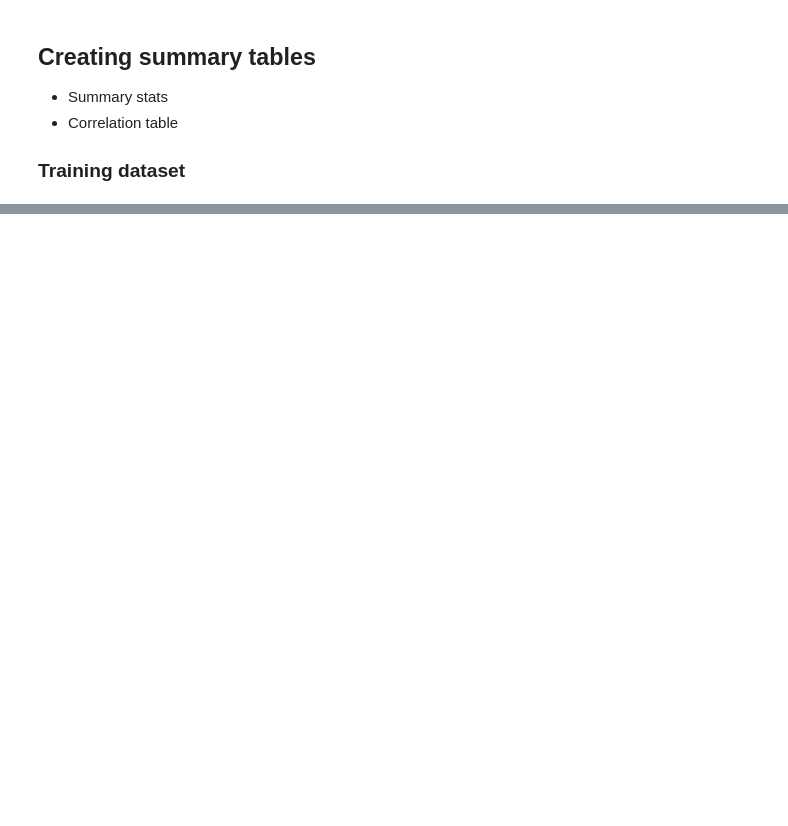
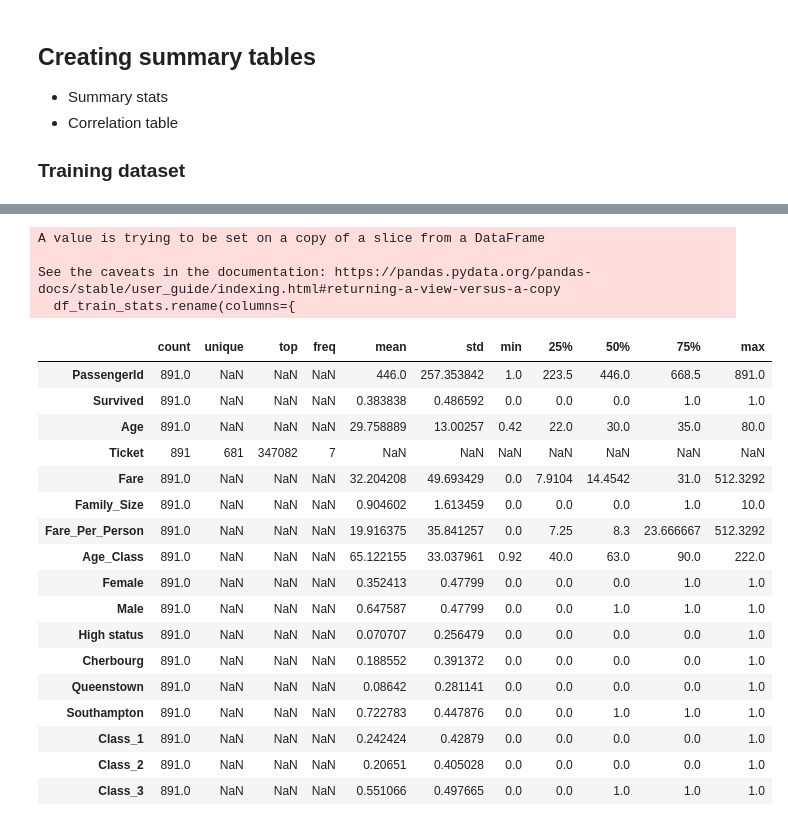
Before and after one commit to GiuliaSolinas/TitanicKaggleML, a Jupyter notebook: code/EDA_Giulia_Solinas.ipynb, the cells around one changed output, grey strips where cells are left out. Drawn from its saved outputs; the diff is of its cells as text; code cells hidden in the pictures; blank space fills up the shorter version.

Commit message:
EDAs stats and LateX summary tables for train sample

```diff
--- a/code/EDA_Giulia_Solinas.ipynb
+++ b/code/EDA_Giulia_Solinas.ipynb
@@ -362,11 +367,15 @@ df_train, df_test = add_features(df_train, df_test)
 # %%
-# copy of the two variables Embarked and Pclass in both the two datasets df_test and df_training. This is a pre-step to then proceed with the variables encoding.
+ # copy of the variables Sex, social_status, Embarked and Pclass in both the two datasets df_test and df_training. This is a pre-step to then proceed with the variables encoding.
+# Define a list of column names and their corresponding data types
+columns_and_types = [
+    ('Gender', 'Sex', 'str'),
+    ('Social_Status', 'social_status', 'str'),
+    ('Port', 'Embarked', 'str'),
+    ('Class', 'Pclass', 'int')
+]
 
-# Port variable
-df_train['Port'] = df_train['Embarked'].astype(str)
-df_test['Port'] = df_test['Embarked'].astype(str)
-
-# Class variable
-df_train['Class'] = df_train['Pclass'].astype(int)
-df_test['Class'] = df_test['Pclass'].astype(int)
+# Loop through the list and apply data type conversion to df_train and df_test
+for new_col, old_col, data_type in columns_and_types:
+    df_train[new_col] = df_train[old_col].astype(data_type)
+    df_test[new_col] = df_test[old_col].astype(data_type)
 # %%
@@ -386,9 +396,9 @@ df_train_encoded.head()
 # %%
-# encoding two variables 'Port'  and 'Class' in the two datasets df_train and df_test. The datasets retain the two original variables 'Embarked'  and 'Pclass'.
+# encoding the variables 'Gender', 'Social_Status', 'Port'  and 'Class' in the two datasets df_train and df_test. The datasets retain the two original variables 'Embarked'  and 'Pclass'.
 
 
-df_train = pd.get_dummies(df_train, columns=['Port', 'Class'], prefix=['Port', 'Class'], drop_first=False)
-df_test = pd.get_dummies(df_test, columns=['Port', 'Class'], prefix=['Port', 'Class'], drop_first=False)
+df_train = pd.get_dummies(df_train, columns=['Gender', 'Social_Status','Port', 'Class'], prefix=['Gender', 'Status','Port', 'Class'], drop_first=False)
+df_test = pd.get_dummies(df_test, columns=['Gender', 'Social_Status','Port', 'Class'], prefix=['Gender', 'Status','Port', 'Class'], drop_first=False)
 
 df_train.head()
 # %% [output]
@@ -418,2 +448,4 @@ print(df_train.columns.tolist())
 # %%
-#df_train_stats = df_train[['PassengerId', 'Survived', 'Pclass', 'Sex', 'Age', 'Parch', 'Fare', 'title', 'Family_Size', 'Fare_Per_Person', 'Age_Class', 'Embarked_Q', 'Embarked_S']]
+# dataset for stats for the training sample
+
+df_train_stats = df_train[['PassengerId', 'Survived', 'Age', 'Ticket', 'Fare', 'Family_Size', 'Fare_Per_Person', 'Age_Class', 'Gender_female', 'Gender_male', 'Status_high status', 'Port_C', 'Port_Q', 'Port_S', 'Class_1', 'Class_2', 'Class_3']]
@@ -425,0 +452,36 @@ print(df_train.columns.tolist())
+# %%
+# renaming variables for the summary stats table
+df_train_stats.rename(columns={
+    'Gender_female': 'Female',
+    'Gender_male': 'Male',
+    'Status_high status': 'High status',
+    'Port_C': 'Cherbourg',
+    'Port_Q': 'Queenstown',
+    'Port_S': 'Southampton',
+}, inplace=True)
+# %% [output]
+A value is trying to be set on a copy of a slice from a DataFrame
+
+See the caveats in the documentation: https://pandas.pydata.org/pandas-docs/stable/user_guide/indexing.html#returning-a-view-versus-a-copy
+  df_train_stats.rename(columns={
+# %%
+df_train_stats.describe(include='all').T
+# %% [output]
+|  | count | unique | top | freq | mean | std | min | 25% | 50% | 75% | max |
+| PassengerId | 891.0 | NaN | NaN | NaN | 446.0 | 257.353842 | 1.0 | 223.5 | 446.0 | 668.5 | 891.0 |
+| Survived | 891.0 | NaN | NaN | NaN | 0.383838 | 0.486592 | 0.0 | 0.0 | 0.0 | 1.0 | 1.0 |
+| Age | 891.0 | NaN | NaN | NaN | 29.758889 | 13.00257 | 0.42 | 22.0 | 30.0 | 35.0 | 80.0 |
+| Ticket | 891 | 681 | 347082 | 7 | NaN | NaN | NaN | NaN | NaN | NaN | NaN |
+| Fare | 891.0 | NaN | NaN | NaN | 32.204208 | 49.693429 | 0.0 | 7.9104 | 14.4542 | 31.0 | 512.3292 |
+| Family_Size | 891.0 | NaN | NaN | NaN | 0.904602 | 1.613459 | 0.0 | 0.0 | 0.0 | 1.0 | 10.0 |
+| Fare_Per_Person | 891.0 | NaN | NaN | NaN | 19.916375 | 35.841257 | 0.0 | 7.25 | 8.3 | 23.666667 | 512.3292 |
+| Age_Class | 891.0 | NaN | NaN | NaN | 65.122155 | 33.037961 | 0.92 | 40.0 | 63.0 | 90.0 | 222.0 |
+| Female | 891.0 | NaN | NaN | NaN | 0.352413 | 0.47799 | 0.0 | 0.0 | 0.0 | 1.0 | 1.0 |
+| Male | 891.0 | NaN | NaN | NaN | 0.647587 | 0.47799 | 0.0 | 0.0 | 1.0 | 1.0 | 1.0 |
+| High status | 891.0 | NaN | NaN | NaN | 0.070707 | 0.256479 | 0.0 | 0.0 | 0.0 | 0.0 | 1.0 |
+| Cherbourg | 891.0 | NaN | NaN | NaN | 0.188552 | 0.391372 | 0.0 | 0.0 | 0.0 | 0.0 | 1.0 |
+| Queenstown | 891.0 | NaN | NaN | NaN | 0.08642 | 0.281141 | 0.0 | 0.0 | 0.0 | 0.0 | 1.0 |
+| Southampton | 891.0 | NaN | NaN | NaN | 0.722783 | 0.447876 | 0.0 | 0.0 | 1.0 | 1.0 | 1.0 |
+| Class_1 | 891.0 | NaN | NaN | NaN | 0.242424 | 0.42879 | 0.0 | 0.0 | 0.0 | 0.0 | 1.0 |
+| Class_2 | 891.0 | NaN | NaN | NaN | 0.20651 | 0.405028 | 0.0 | 0.0 | 0.0 | 0.0 | 1.0 |
+| Class_3 | 891.0 | NaN | NaN | NaN | 0.551066 | 0.497665 | 0.0 | 0.0 | 1.0 | 1.0 | 1.0 |
```
Also changed, not shown: parts of 39 cells of this notebook, 1 other file.
